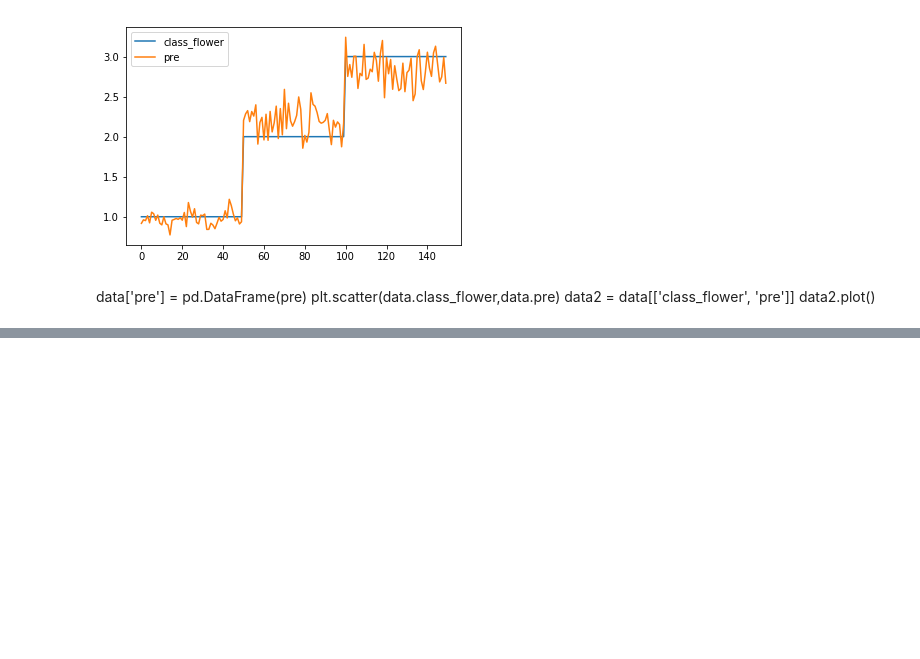
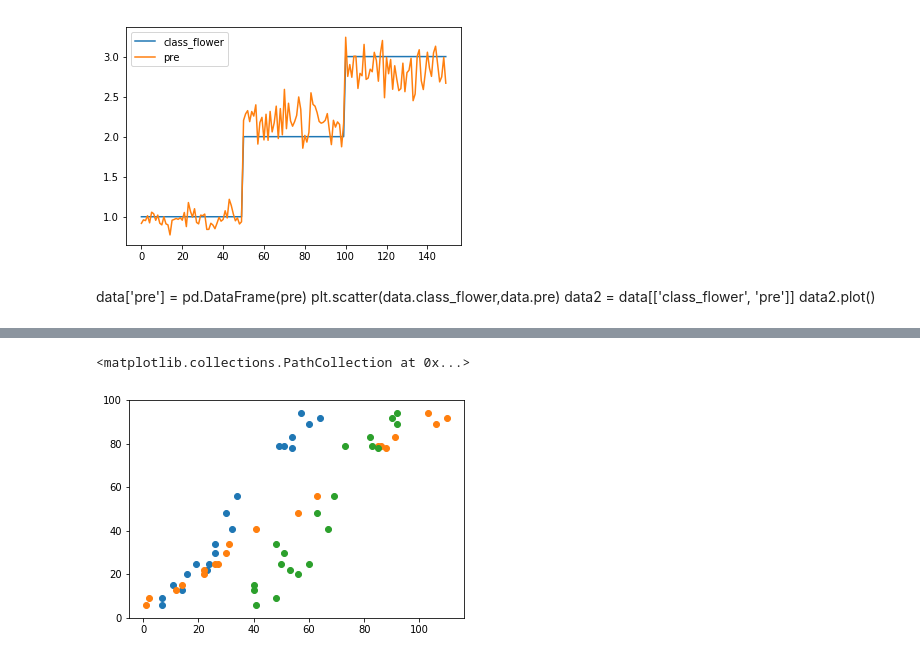
Before and after one commit to will10227/iotCourse, a Jupyter notebook: Homework1.ipynb, the cells around one changed output, grey strips where cells are left out. Saved outputs shown, nothing was run; the diff lists cells and outputs as text; code cells hidden in the pictures; blank space fills up the shorter version.

```diff
--- a/Homework1.ipynb
+++ b/Homework1.ipynb
@@ -140,0 +143,3 @@ data.to_csv("result.csv")
+# %%
+student = pd.read_csv('Student_train.csv')
+student.head()
@@ -140,0 +165,10 @@ data.to_csv("result.csv")
+# %%
+x_s = student[['x1','x2','x3']]
+y_s = student['intrisic']
+# %%
+plt.scatter(x_s['x1'],y_s)
+plt.scatter(x_s['x2'],y_s)
+plt.scatter(x_s['x3'],y_s)
+# %% [output]
+<matplotlib.collections.PathCollection at 0x...>
+[figure, added]
```
Also changed, not shown: parts of 12 cells of this notebook, 4 other files.
